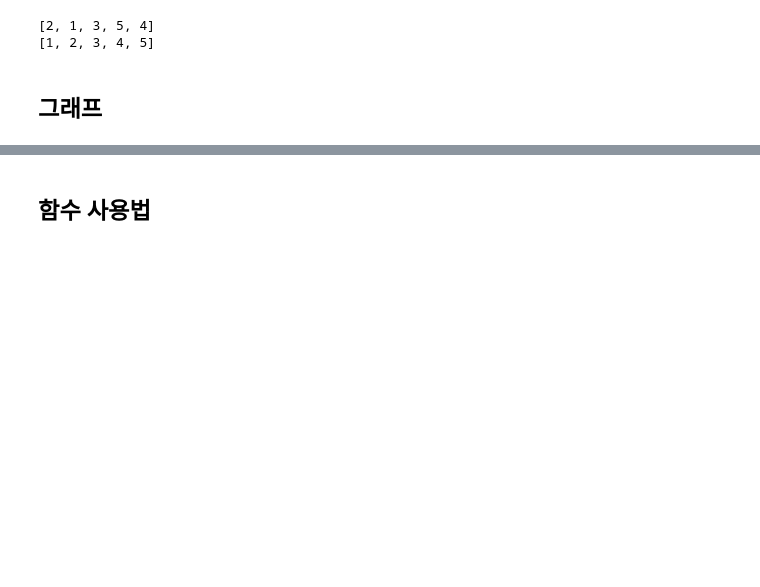
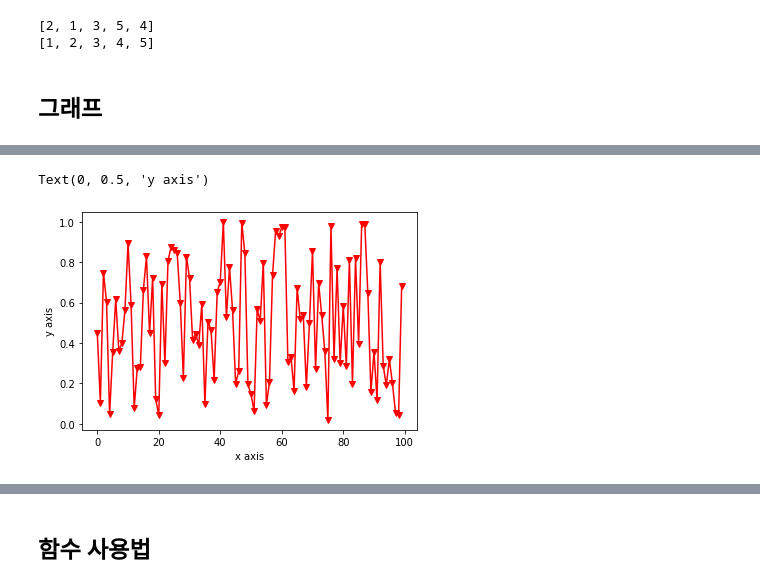
Before and after one commit to jet345/LG_AIClass, a Jupyter notebook: g_01_파이선기초_0722.ipynb, the cells around one changed output, grey strips where cells are left out. Drawn from its saved outputs; the diff is of its cells as text; code cells hidden in the pictures; blank space fills up the shorter version.

```diff
--- a/g_01_파이선기초_0722.ipynb
+++ b/g_01_파이선기초_0722.ipynb
@@ -305,3 +337,15 @@ Text(0, 0.5, 'y 축입니다')
+# %%
+import matplotlib.pyplot as plt
+import numpy as np
+%matplotlib inline
+x = range(100)
+y = np.random.rand(100)
+plt.plot(x,y,c='r',marker='v') #모든 점을 다 선으로 연결함
+plt.xlabel('x axis')
+plt.ylabel('y axis')
+# %% [output]
+Text(0, 0.5, 'y axis')
+[figure, added]
 # %%
 import numpy as np
 import matplotlib.pyplot as plt
```
Also changed, not shown: parts of 25 cells of this notebook.
